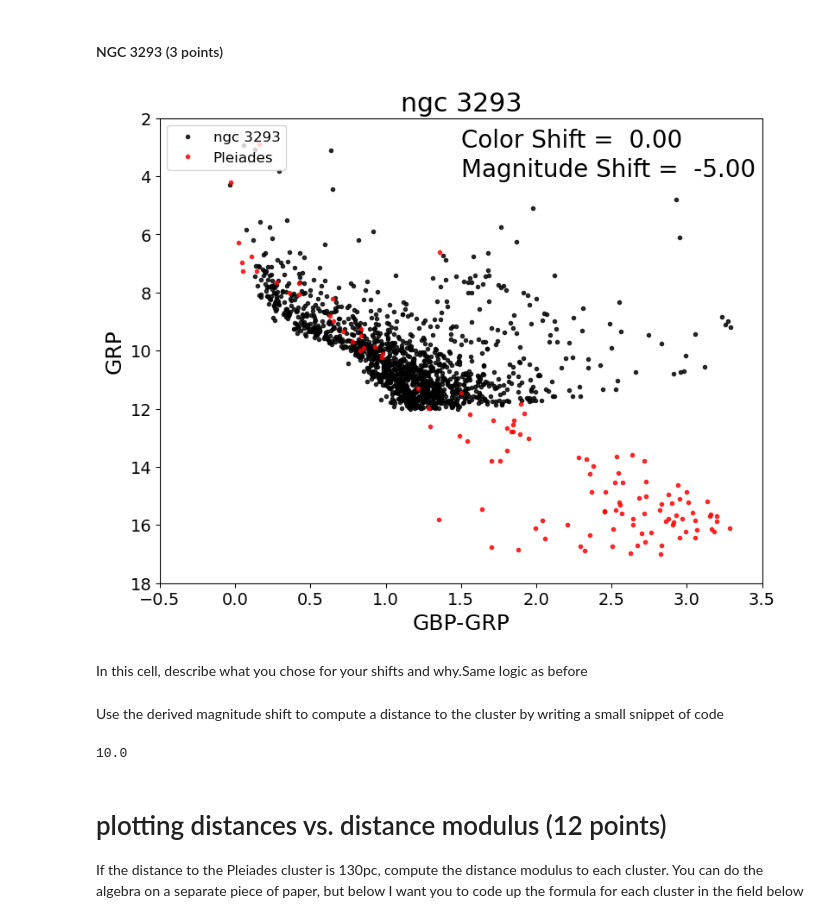
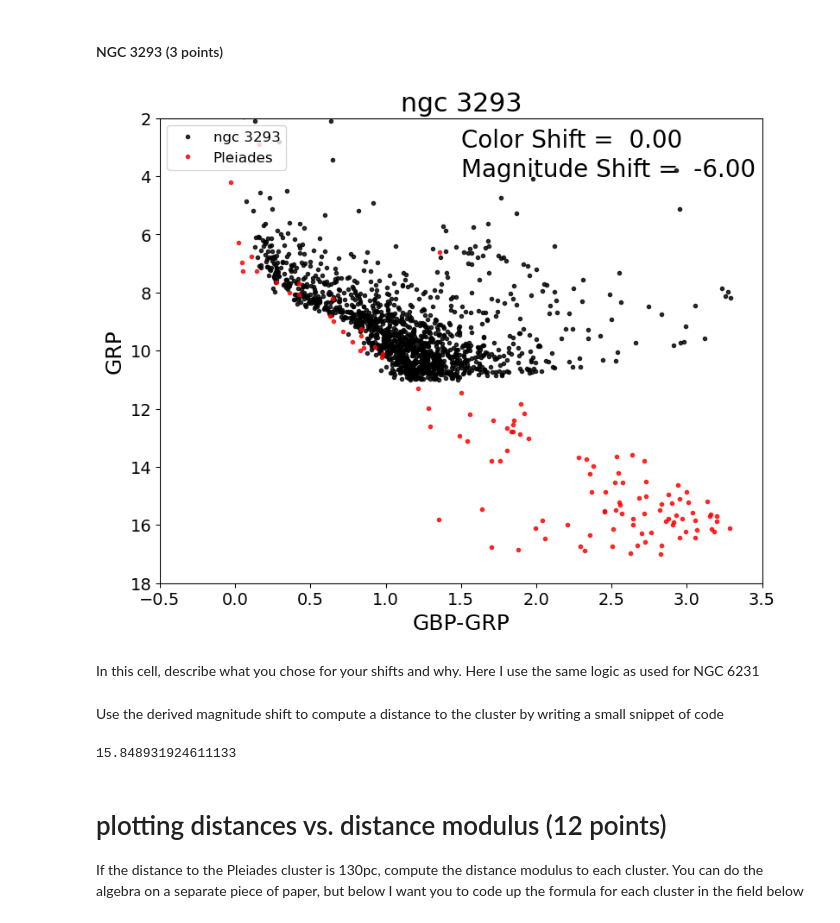
Before and after one commit to AstroKeaton/CMD_distmod_student, a Jupyter notebook: cluster_plot_student.ipynb, the cells around one changed output. Drawn from its saved outputs; the diff is of its cells as text; code cells hidden in the pictures.

```diff
--- a/cluster_plot_student.ipynb
+++ b/cluster_plot_student.ipynb
@@ -118,11 +118,11 @@ print(dist_ratio_ngc6231)
 # %% [markdown]
 #### NGC 3293  (3 points)
 # %%
-cp.cmdplot(clustname='ngc 3293',magshift=-5,colshift=0.0)
+cp.cmdplot(clustname='ngc 3293',magshift=-6,colshift=0.0)
 # %% [output]
-[figure, old version]
+[figure, new version]
 # %% [markdown]
-In this cell, describe what you chose for your shifts and why.Same logic as before
+In this cell, describe what you chose for your shifts and why. Here I use the same logic as used for NGC 6231
 # %% [markdown]
 Use the derived magnitude shift to compute a distance to the cluster by writing a small snippet of code
 # %%
@@ -131,14 +131,14 @@ Use the derived magnitude shift to compute a distance to the cluster by writing
 #### Write code here.
 
 # enter your calculated shift here
-shift_ngc3293 = -5
+shift_ngc3293 = -6
 
 # Assuming the distance to M45 is 130pc write an code expression that converts your shift into the ratio of the distances
 #the Pleiades to this cluster
 dist_ratio_ngc3293 = 10**(-shift_ngc3293/5)
 print(dist_ratio_ngc3293)
 # %% [output]
-10.0
+15.848931924611133
 # %% [markdown]
 # plotting distances vs. distance modulus  (12 points)
 If the distance to the Pleiades cluster is 130pc, compute the distance modulus to each cluster.  You can do the algebra on a separate piece of paper, but below I want you to code up the formula for each cluster in the field below
```
Also changed, not shown: parts of 11 cells of this notebook.
